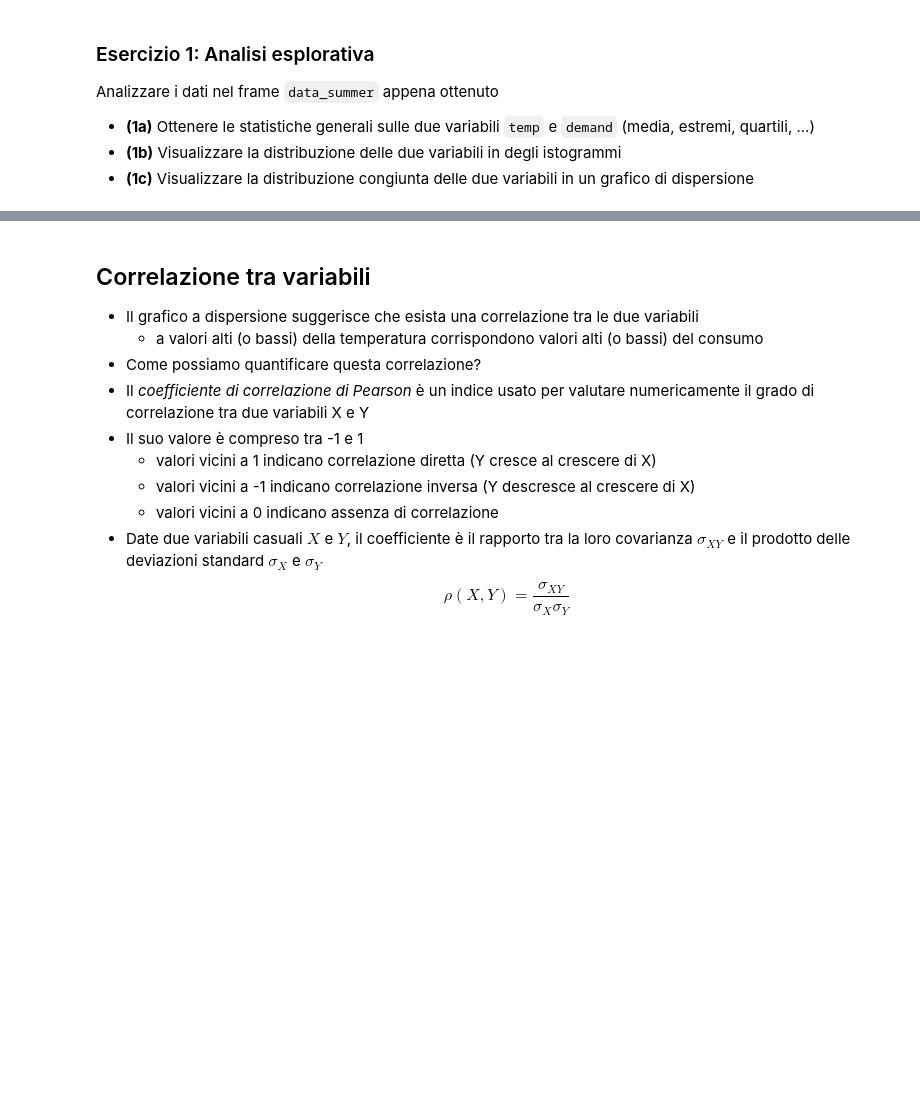
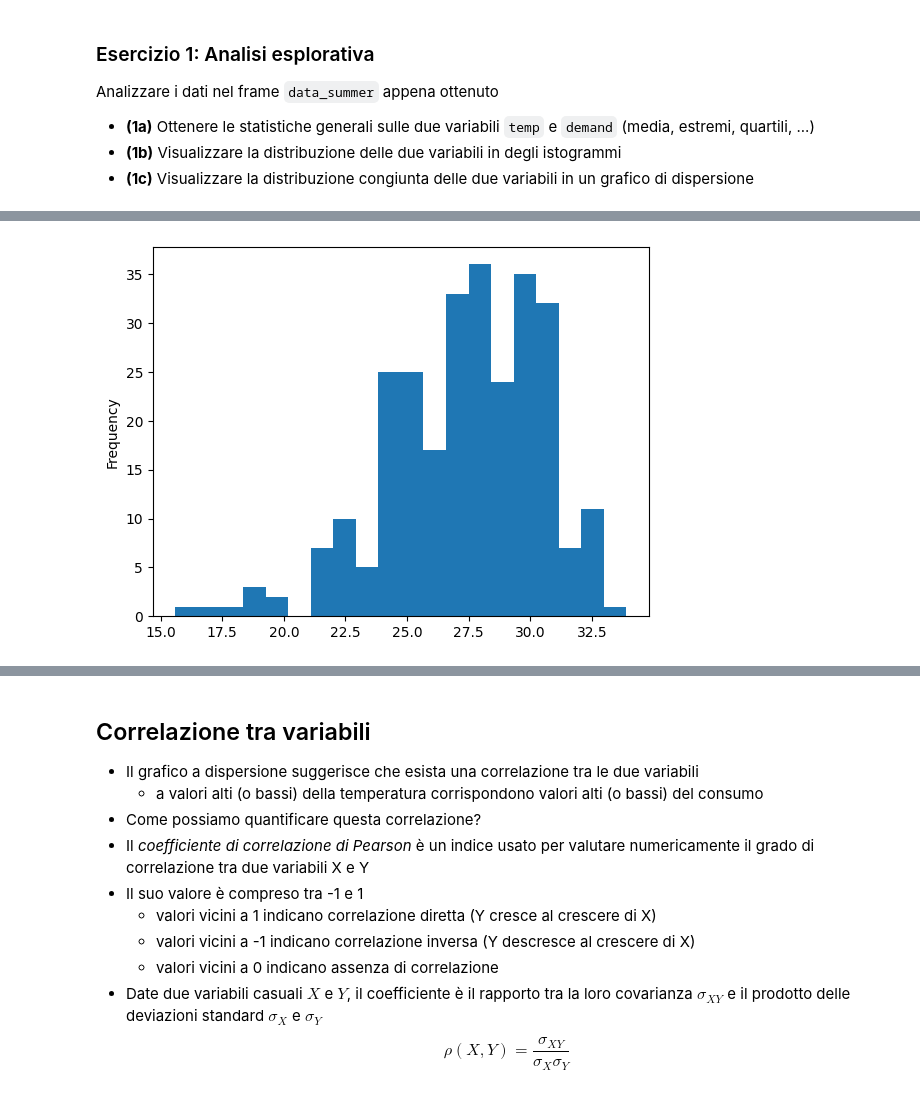
Before and after one commit to Norby99/Unibo-Cesena, a Jupyter notebook: Third-year/Data-Intensive/Lab/Lab-05/Regressione_Lineare.nosol.ipynb, the cells around one changed output, grey strips where cells are left out. Drawn from its saved outputs; the diff is of its cells as text; code cells hidden in the pictures; blank space fills up the shorter version.

```diff
--- a/Third-year/Data-Intensive/Lab/Lab-05/Regressione_Lineare.nosol.ipynb
+++ b/Third-year/Data-Intensive/Lab/Lab-05/Regressione_Lineare.nosol.ipynb
@@ -150,0 +163,4 @@ Analizzare i dati nel frame `data_summer` appena ottenuto
+# %%
+data_summer["temp"].plot.hist(bins=20);
+# %% [output]
+[figure, added]
```
Also changed, not shown: parts of 15 cells of this notebook.
